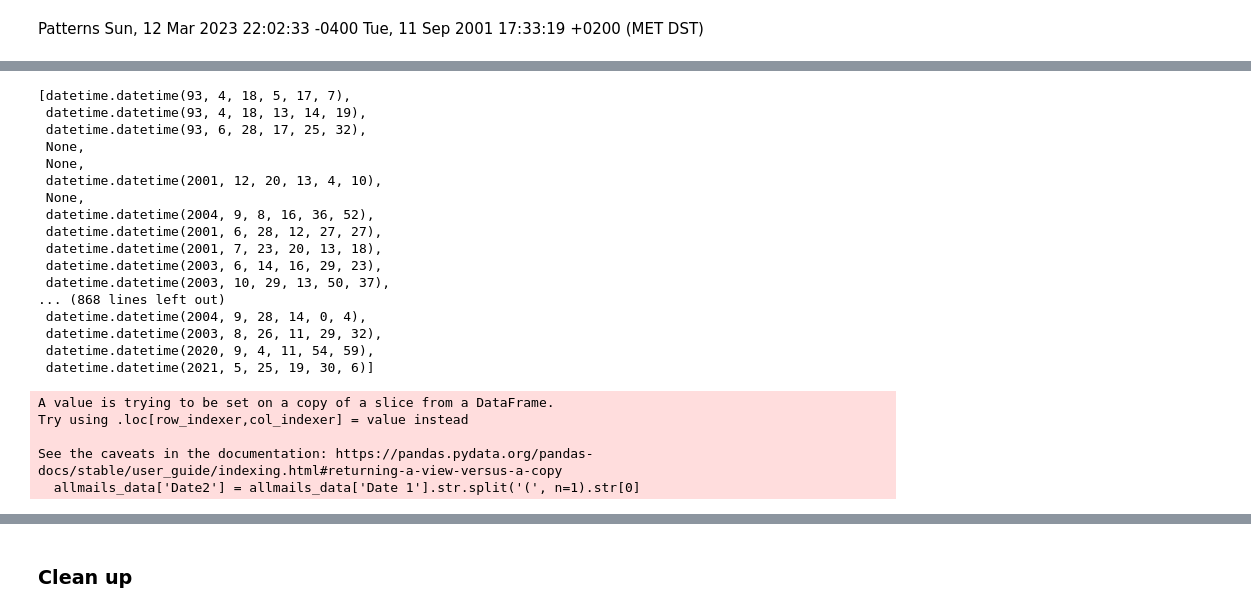
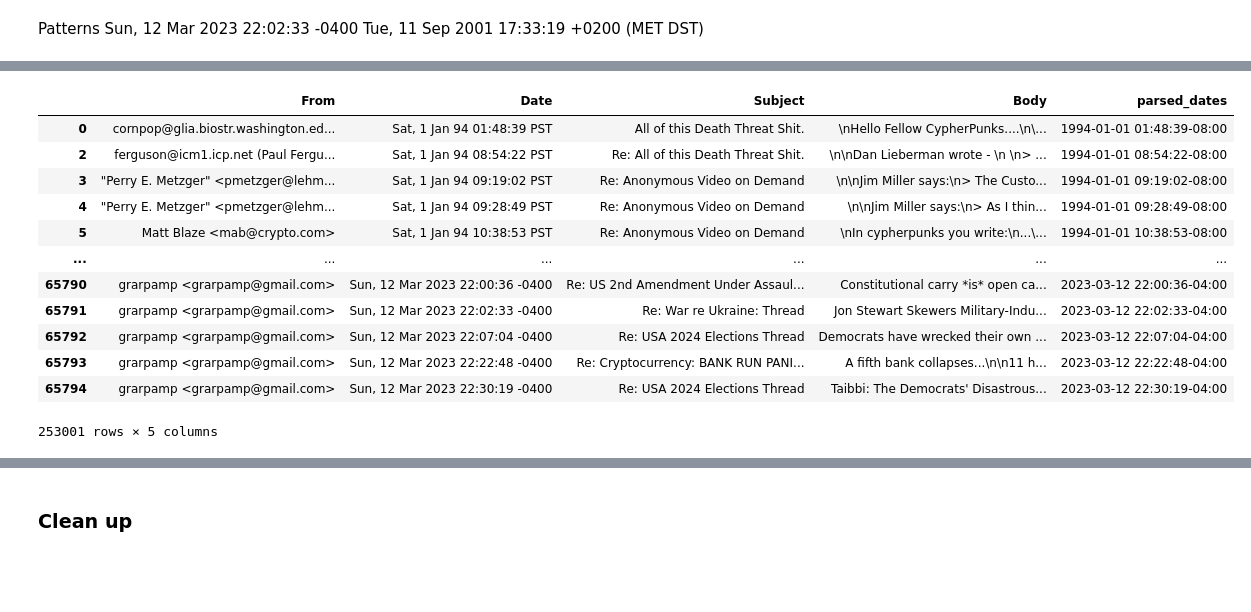
Before and after one commit to d-vf/LSSP-crypto-communities, a Jupyter notebook: LSSP_cypherpunks_dataprep_I_.ipynb, the cells around one changed output, grey strips where cells are left out. Drawn from its saved outputs; the diff is of its cells as text; code cells hidden in the pictures; blank space fills up the shorter version.

```diff
--- a/LSSP_cypherpunks_dataprep_I_.ipynb
+++ b/LSSP_cypherpunks_dataprep_I_.ipynb
@@ -617,7 +851,6 @@ def standardize_date(date_str):
     except Exception as e:
         print(f"Failed to parse: {date_str}, Error: {e}")
         return None
-
 # Standardize the date format for the 'Date' column
-allmails_data['Date 1'] = allmails_data['Date'].apply(lambda x: standardize_date(x) if isinstance(x, str) else x)
+allmails_data_time['Date 1'] = allmails_data_time['just_date'].apply(lambda x: standardize_date(x) if isinstance(x, str) else x)
 # %% [output]
@@ -702,14 +881,16 @@ from datetime import datetime
 from dateutil.parser import parse
 
 failed_dates = []
+parsed_dates = []
 
-for date_string in allmails_data['Date']:
+for date_string in allmails_data_time['just_date']:
     try:
         dt = datetime.strptime(date_string, "%Y-%m-%d")
         print(dt)
     except ValueError:
         try:
             dt = parse(date_string)
+            parsed_dates.append(dt)
             print(dt)
         except ValueError:
             print("Could not parse date:", date_string)
@@ -906,0 +978,7 @@ Failed to parse: ['id AA02705sendmail 5.67/QC-subsidiary-2.1 via SMTPSun, 18 Apr
+# %%
+# get the rows where the 'parsed_dates' column is null
+mask = allmails_data_time['parsed_dates'].isnull()
+filtered_df = allmails_data_time[mask]
+
+# print the filtered DataFrame
+print(filtered_df)
@@ -914,0 +1007,6 @@ len(allmails_data['Date'])
+# %%
+# drop the rows using the boolean mask
+allmails_data_time.drop(allmails_data_time[mask].index, inplace=True)
+
+# print the updated DataFrame
+allmails_data_time
@@ -914,0 +1031,21 @@ len(allmails_data['Date'])
+# %%
+# drop the columns 'just_date', 'Date 1', and 'failed_dates'
+#allmails_data_time.drop(['just_date', 'Date 1', 'failed_dates'], axis=1, inplace=True)
+
+# print the updated DataFrame
+allmails_data_time_parsed = allmails_data_time
+allmails_data_time_parsed
+# %% [output]
+|  | From | Date | Subject | Body | parsed_dates |
+| 0 | cornpop@glia.biostr.washington.ed... | Sat, 1 Jan 94 01:48:39 PST | All of this Death Threat Shit. | \nHello Fellow CypherPunks....\n\... | 1994-01-01 01:48:39-08:00 |
+| 2 | ferguson@icm1.icp.net (Paul Fergu... | Sat, 1 Jan 94 08:54:22 PST | Re: All of this Death Threat Shit. | \n\nDan Lieberman wrote - \n \n> ... | 1994-01-01 08:54:22-08:00 |
+| 3 | "Perry E. Metzger" <pmetzger@lehm... | Sat, 1 Jan 94 09:19:02 PST | Re: Anonymous Video on Demand | \n\nJim Miller says:\n> The Custo... | 1994-01-01 09:19:02-08:00 |
+| 4 | "Perry E. Metzger" <pmetzger@lehm... | Sat, 1 Jan 94 09:28:49 PST | Re: Anonymous Video on Demand | \n\nJim Miller says:\n> As I thin... | 1994-01-01 09:28:49-08:00 |
+| 5 | Matt Blaze <mab@crypto.com> | Sat, 1 Jan 94 10:38:53 PST | Re: Anonymous Video on Demand | \nIn cypherpunks you write:\n...\... | 1994-01-01 10:38:53-08:00 |
+| ... | ... | ... | ... | ... | ... |
+| 65790 | grarpamp <grarpamp@gmail.com> | Sun, 12 Mar 2023 22:00:36 -0400 | Re: US 2nd Amendment Under Assaul... | Constitutional carry *is* open ca... | 2023-03-12 22:00:36-04:00 |
+| 65791 | grarpamp <grarpamp@gmail.com> | Sun, 12 Mar 2023 22:02:33 -0400 | Re: War re Ukraine: Thread | Jon Stewart Skewers Military-Indu... | 2023-03-12 22:02:33-04:00 |
+| 65792 | grarpamp <grarpamp@gmail.com> | Sun, 12 Mar 2023 22:07:04 -0400 | Re: USA 2024 Elections Thread | Democrats have wrecked their own ... | 2023-03-12 22:07:04-04:00 |
+| 65793 | grarpamp <grarpamp@gmail.com> | Sun, 12 Mar 2023 22:22:48 -0400 | Re: Cryptocurrency: BANK RUN PANI... | A fifth bank collapses...\n\n11 h... | 2023-03-12 22:22:48-04:00 |
+| 65794 | grarpamp <grarpamp@gmail.com> | Sun, 12 Mar 2023 22:30:19 -0400 | Re: USA 2024 Elections Thread | Taibbi: The Democrats' Disastrous... | 2023-03-12 22:30:19-04:00 |
+253001 rows × 5 columns
@@ -966,31 +1070,3 @@ for date_string in failed_dates:
-# %%
-fixed_dates
-# %% [output]
-[datetime.datetime(93, 4, 18, 5, 17, 7),
- datetime.datetime(93, 4, 18, 13, 14, 19),
- datetime.datetime(93, 6, 28, 17, 25, 32),
- None,
- None,
- datetime.datetime(2001, 12, 20, 13, 4, 10),
- None,
- datetime.datetime(2004, 9, 8, 16, 36, 52),
- datetime.datetime(2001, 6, 28, 12, 27, 27),
- datetime.datetime(2001, 7, 23, 20, 13, 18),
- datetime.datetime(2003, 6, 14, 16, 29, 23),
- datetime.datetime(2003, 10, 29, 13, 50, 37),
-... (868 lines left out)
- datetime.datetime(2004, 9, 28, 14, 0, 4),
- datetime.datetime(2003, 8, 26, 11, 29, 32),
- datetime.datetime(2020, 9, 4, 11, 54, 59),
- datetime.datetime(2021, 5, 25, 19, 30, 6)]
-# %%
-allmails_data['Date2'] = allmails_data['Date 1'].str.split('(', n=1).str[0]
-# %% [output]
-A value is trying to be set on a copy of a slice from a DataFrame.
-Try using .loc[row_indexer,col_indexer] = value instead
-
-See the caveats in the documentation: https://pandas.pydata.org/pandas-docs/stable/user_guide/indexing.html#returning-a-view-versus-a-copy
-  allmails_data['Date2'] = allmails_data['Date 1'].str.split('(', n=1).str[0]
 # %%
 import dateparser
 import warnings
```
Also changed, not shown: parts of 41 cells of this notebook.
